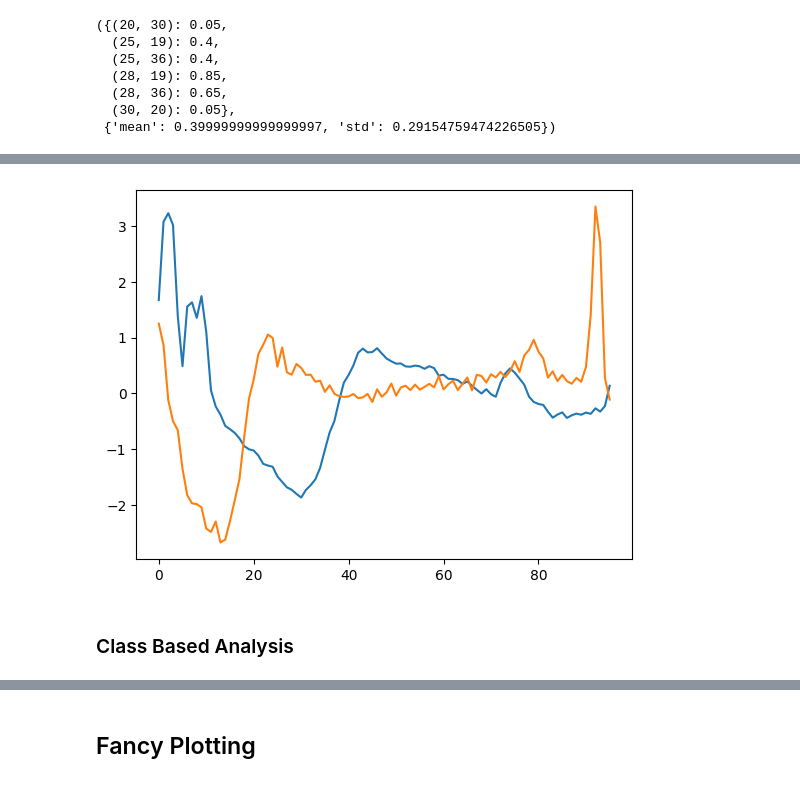
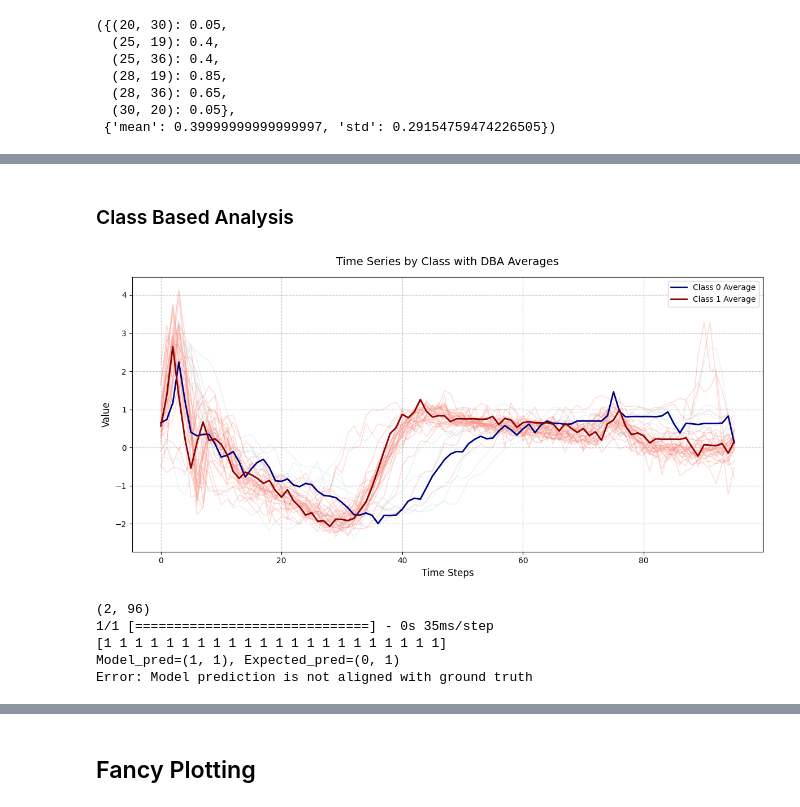
Before and after one commit to Nia3324/Morphing, a Jupyter notebook: main.ipynb, the cells around one changed output, grey strips where cells are left out. Cells and saved outputs as stored; diff of their text form; code cells hidden in the pictures.

```diff
--- a/main.ipynb
+++ b/main.ipynb
@@ -382,9 +365,2 @@ X[0].reshape(-1,1).shape
-# %%
-plt.plot(X_train[8])
-plt.plot(X_train[16])
-
-plt.show()
-# %% [output]
-[figure, removed]
 # %% [markdown]
 ### Class Based Analysis
@@ -441,0 +489,15 @@ def ClassMorphingCalculater(X, y):
+# %%
+center = getDBA(X_test, y_test, plot=True)
+# %% [output]
+[figure, added]
+# %%
+print(center.shape)
+
+res = BinaryClass_MorphingCalculater(center, model=lstm, morph_plot=True)
+print(res)
+# %% [output]
+(2, 96)
+1/1 [==============================] - 0s 35ms/step
+[1 1 1 1 1 1 1 1 1 1 1 1 1 1 1 1 1 1 1 1 1 1]
+Model_pred=(1, 1), Expected_pred=(0, 1)
+Error: Model prediction is not aligned with ground truth
```
Also changed, not shown: parts of 18 cells of this notebook.
